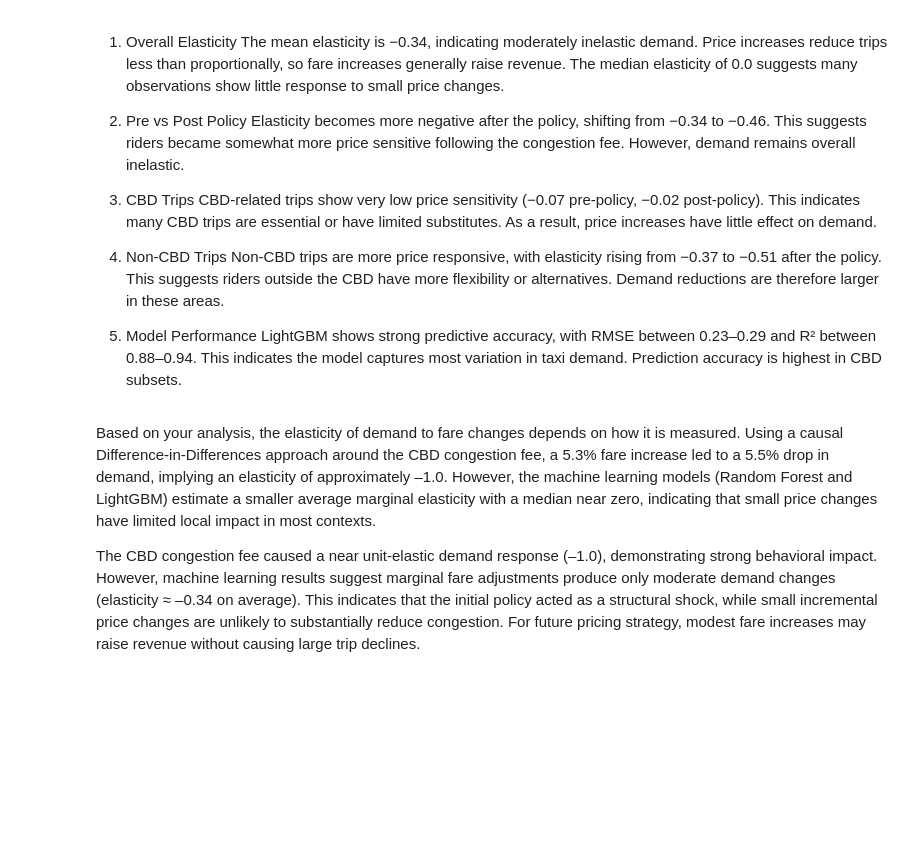
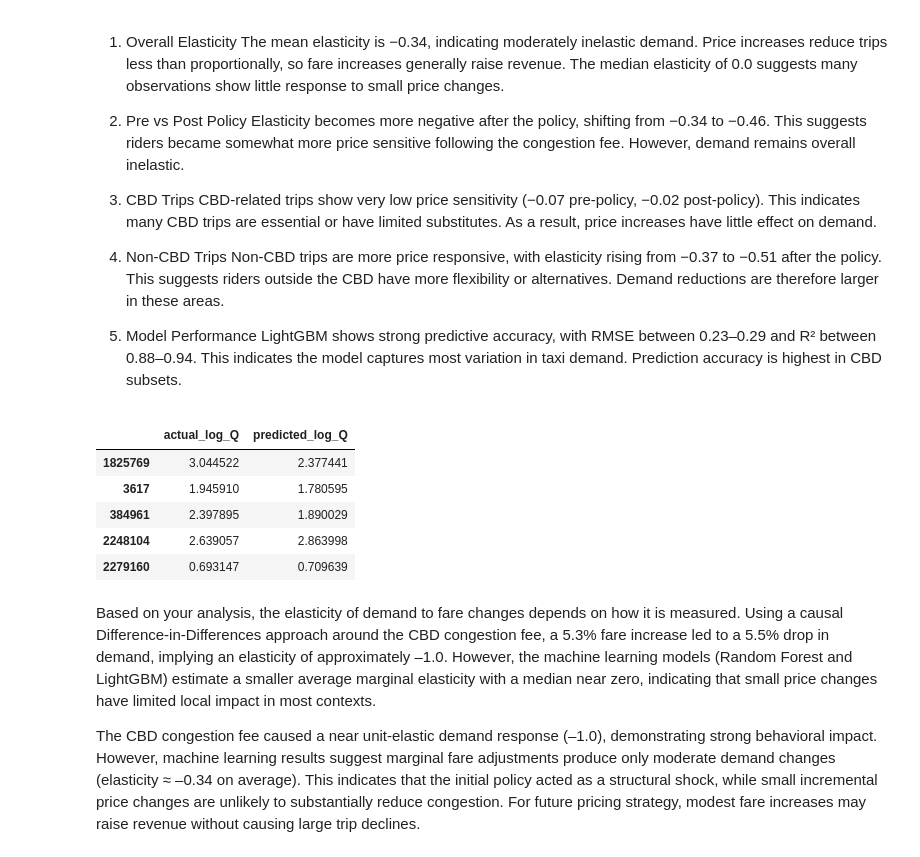
Before and after one commit to kwang101-cb/ML1-FinalProject, a Jupyter notebook: Model2_PriceElasticity.ipynb, the cells around one changed output. Cells and saved outputs as stored; diff of their text form; code cells hidden in the pictures; blank space fills up the shorter version.

Commit message:
Push predictions file

```diff
--- a/Model2_PriceElasticity.ipynb
+++ b/Model2_PriceElasticity.ipynb
@@ -1274,3 +1274,12 @@ Non-CBD trips are more price responsive, with elasticity rising from −0.37 to
 
 5. Model Performance
 LightGBM shows strong predictive accuracy, with RMSE between 0.23–0.29 and R² between 0.88–0.94. This indicates the model captures most variation in taxi demand. Prediction accuracy is highest in CBD subsets.
+# %%
+best_model = fit_lgb_model(X_all, y_all)
+y_pred = best_model.predict(X_all)
+pred_df = pd.DataFrame({
+    "actual_log_Q": y_all,
+    "predicted_log_Q": y_pred
+})
+
+#pred_df.to_csv("lightgbm_predictions.csv", index=False)
@@ -1277,3 +1288,12 @@ LightGBM shows strong predictive accuracy, with RMSE between 0.23–0.29 and R²
+# %%
+pred_df.head()
+# %% [output]
+|  | actual_log_Q | predicted_log_Q |
+| 1825769 | 3.044522 | 2.377441 |
+| 3617 | 1.945910 | 1.780595 |
+| 384961 | 2.397895 | 1.890029 |
+| 2248104 | 2.639057 | 2.863998 |
+| 2279160 | 0.693147 | 0.709639 |
 # %% [markdown]
 Based on your analysis, the elasticity of demand to fare changes depends on how it is measured. Using a causal Difference-in-Differences approach around the CBD congestion fee, a 5.3% fare increase led to a 5.5% drop in demand, implying an elasticity of approximately –1.0. However, the machine learning models (Random Forest and LightGBM) estimate a smaller average marginal elasticity with a median near zero, indicating that small price changes have limited local impact in most contexts.
 
```
Also changed, not shown: parts of 1 cell of this notebook, 1 other file.
